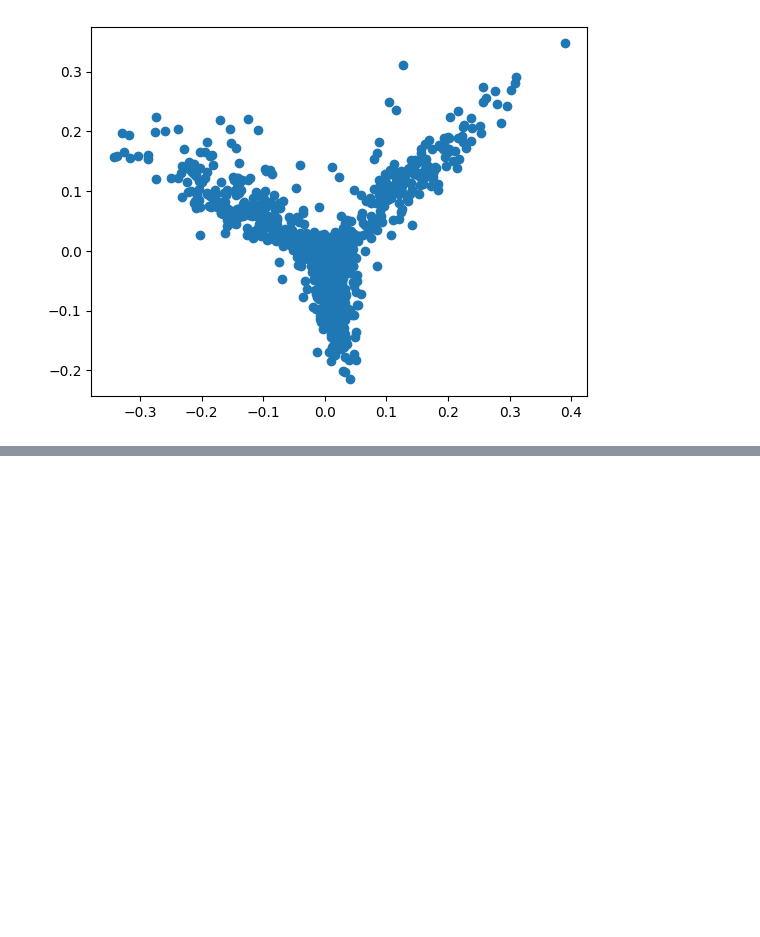
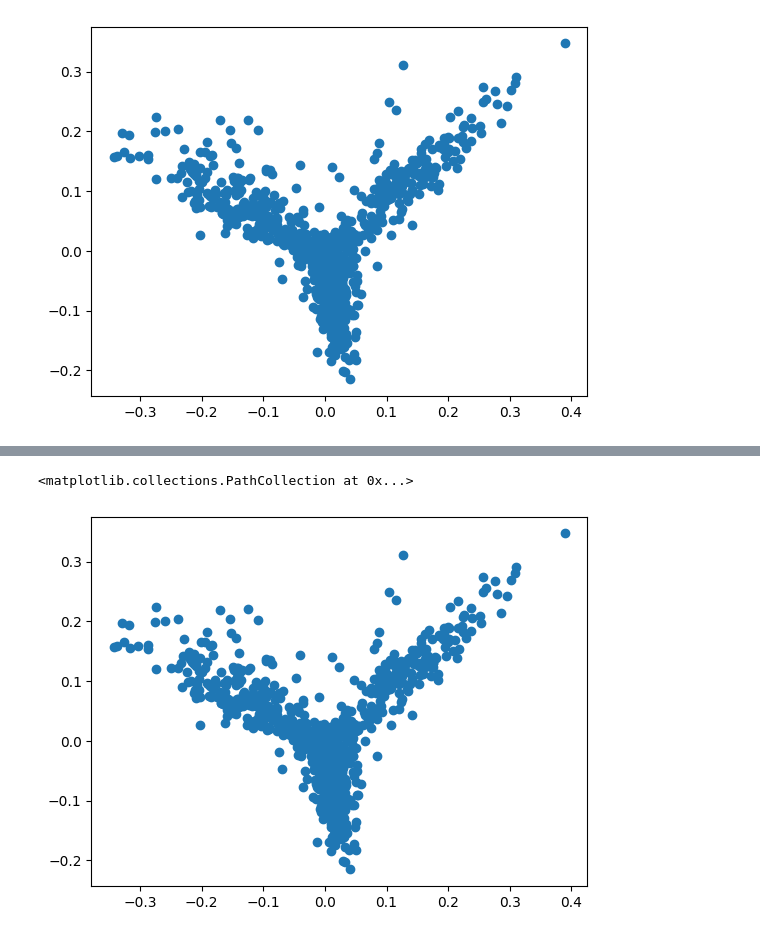
Before and after one commit to kerkkokonola/nlp, a Jupyter notebook: clustering.ipynb, the cells around one changed output, grey strips where cells are left out. Cells and saved outputs as stored; diff of their text form; code cells hidden in the pictures; blank space fills up the shorter version.

Commit message:
part c - pca reduction

```diff
--- a/clustering.ipynb
+++ b/clustering.ipynb
@@ -104,0 +120,11 @@ dtype: float64
+# %%
+#part c
+#Dimension reduction
+
+pca_2 = PCA(n_components=2).fit_transform(df)
+plt.scatter(pca_2[:, 0], pca_2[:, 1])
+
+# no idea why plot looks this way
+# %% [output]
+<matplotlib.collections.PathCollection at 0x...>
+[figure, added]
```
Also changed, not shown: parts of 2 cells of this notebook.
